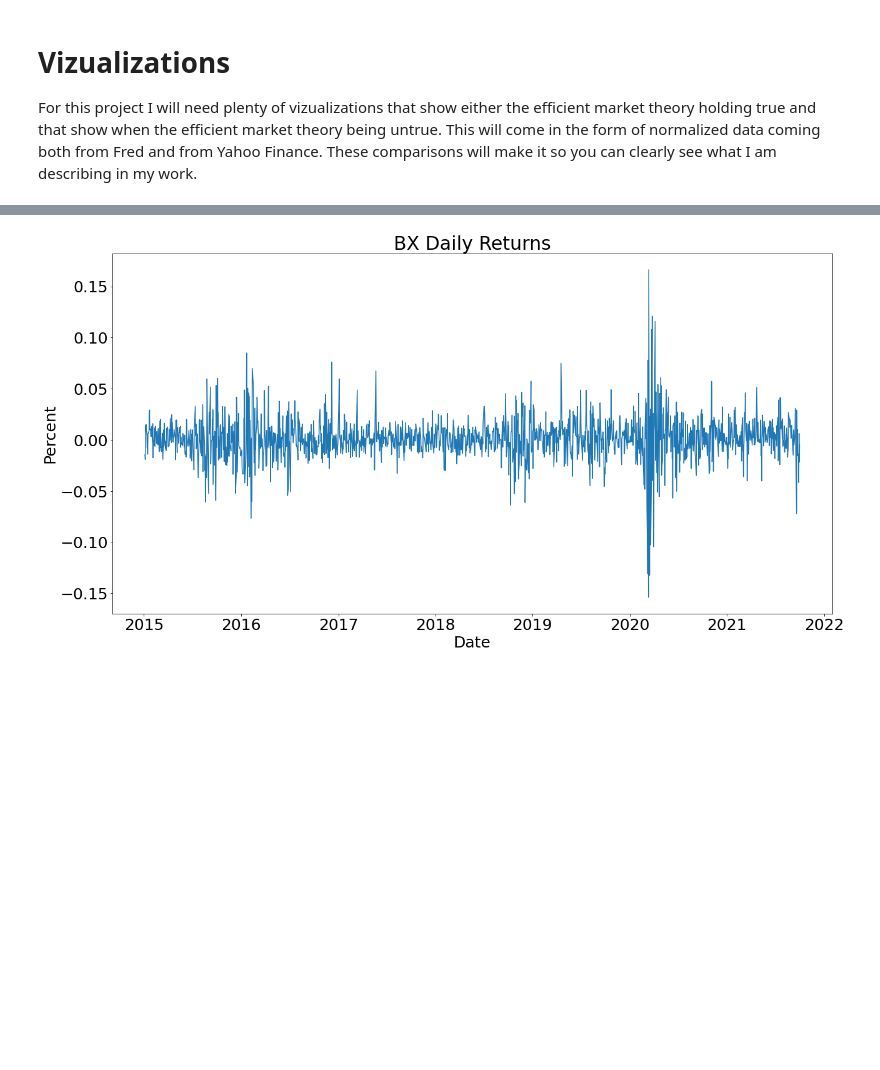
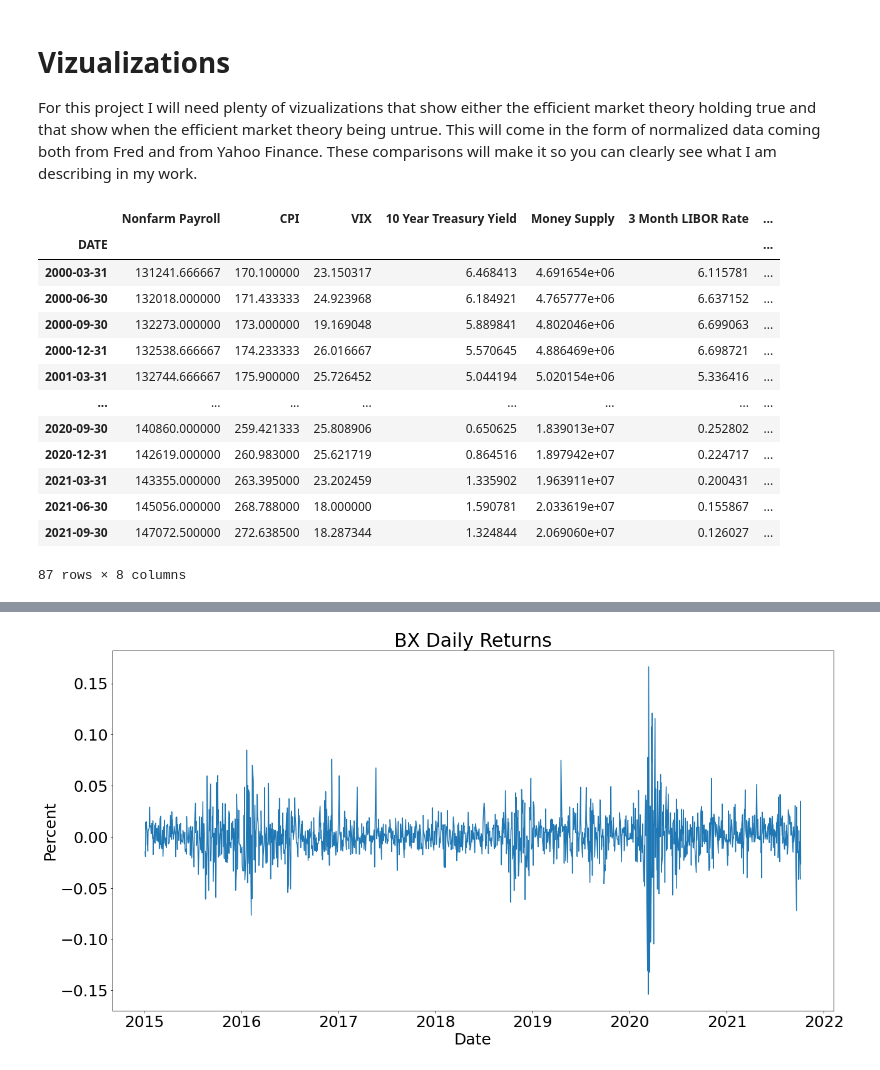
Before and after one commit to jacobradke/jacobradke, a Jupyter notebook: Project/Project Proposal.ipynb, the cells around one changed output, grey strips where cells are left out. Drawn from its saved outputs; the diff is of its cells as text; code cells hidden in the pictures; blank space fills up the shorter version.

```diff
--- a/Project/Project Proposal.ipynb
+++ b/Project/Project Proposal.ipynb
@@ -17 +44,18 @@ For this project I will need plenty of vizualizations that show either the effic
+# %%
+data
+# %% [output]
+|  | Nonfarm Payroll | CPI | VIX | 10 Year Treasury Yield | Money Supply | 3 Month LIBOR Rate | ... |
+| DATE |  |  |  |  |  |  | ... |
+| 2000-03-31 | 131241.666667 | 170.100000 | 23.150317 | 6.468413 | 4.691654e+06 | 6.115781 | ... |
+| 2000-06-30 | 132018.000000 | 171.433333 | 24.923968 | 6.184921 | 4.765777e+06 | 6.637152 | ... |
+| 2000-09-30 | 132273.000000 | 173.000000 | 19.169048 | 5.889841 | 4.802046e+06 | 6.699063 | ... |
+| 2000-12-31 | 132538.666667 | 174.233333 | 26.016667 | 5.570645 | 4.886469e+06 | 6.698721 | ... |
+| 2001-03-31 | 132744.666667 | 175.900000 | 25.726452 | 5.044194 | 5.020154e+06 | 5.336416 | ... |
+| ... | ... | ... | ... | ... | ... | ... | ... |
+| 2020-09-30 | 140860.000000 | 259.421333 | 25.808906 | 0.650625 | 1.839013e+07 | 0.252802 | ... |
+| 2020-12-31 | 142619.000000 | 260.983000 | 25.621719 | 0.864516 | 1.897942e+07 | 0.224717 | ... |
+| 2021-03-31 | 143355.000000 | 263.395000 | 23.202459 | 1.335902 | 1.963911e+07 | 0.200431 | ... |
+| 2021-06-30 | 145056.000000 | 268.788000 | 18.000000 | 1.590781 | 2.033619e+07 | 0.155867 | ... |
+| 2021-09-30 | 147072.500000 | 272.638500 | 18.287344 | 1.324844 | 2.069060e+07 | 0.126027 | ... |
+87 rows × 8 columns
 # %%
```
Also changed, not shown: parts of 6 cells of this notebook, 12 other files.
